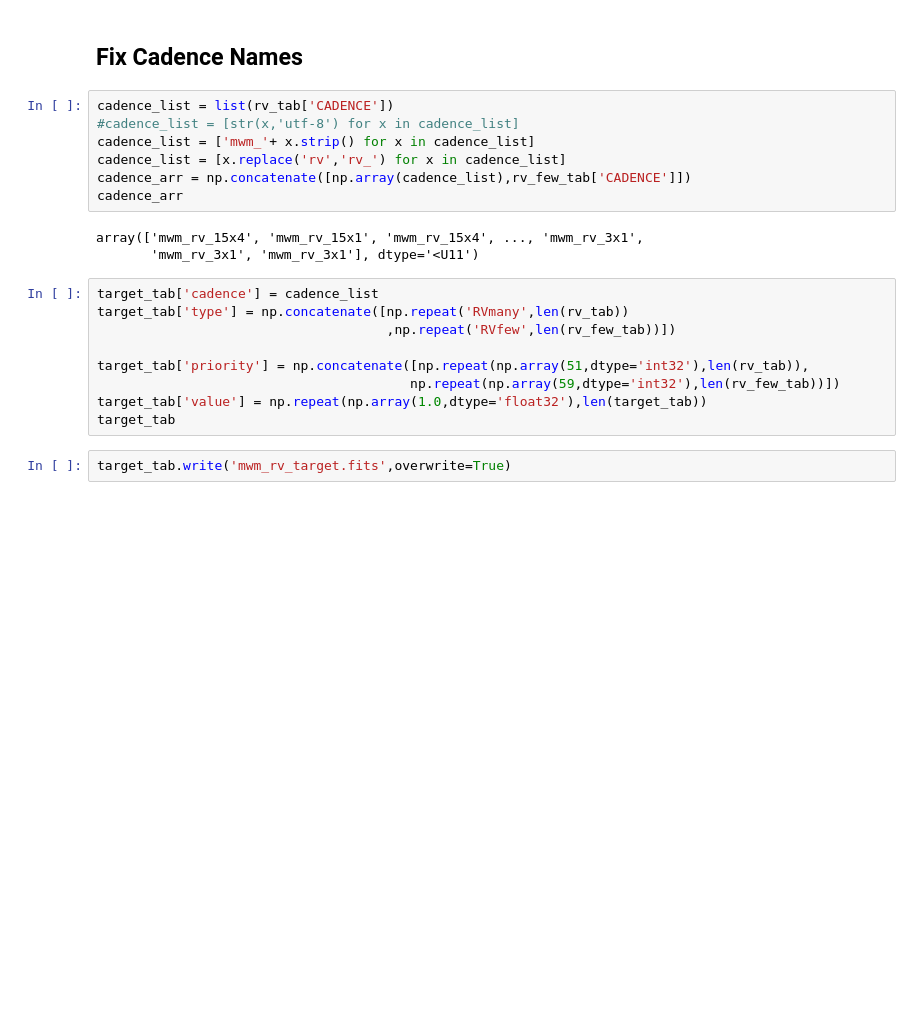
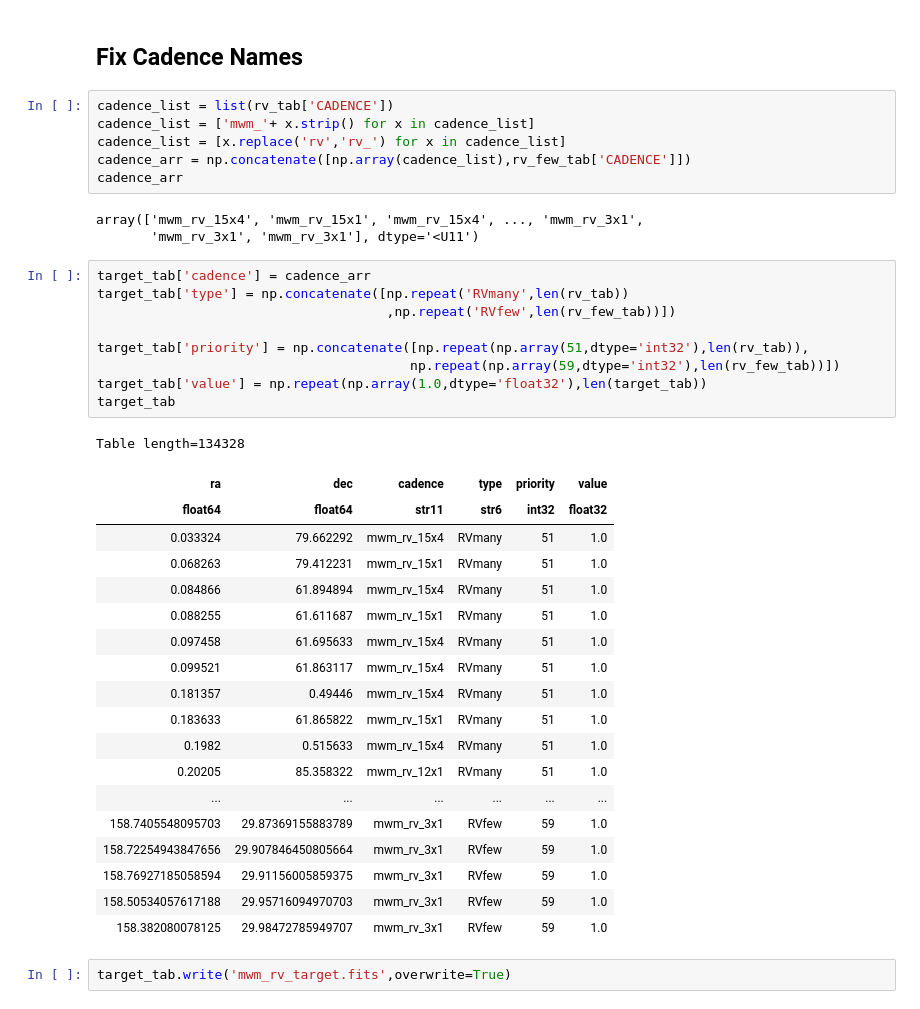
Before and after one commit to William-Zhang-R/SDSS-V-SimTargets, a Jupyter notebook: allsky/RV Targets.ipynb, the cells around one changed output. Saved outputs shown, nothing was run; the diff lists cells and outputs as text; blank space fills up the shorter version.

```diff
--- a/allsky/RV Targets.ipynb
+++ b/allsky/RV Targets.ipynb
@@ -107,7 +107,6 @@ target_tab['dec'] = np.concatenate([rv_tab['DEC'],rv_few_tab['DEC']])
 ## Fix Cadence Names
 # %%
 cadence_list = list(rv_tab['CADENCE'])
-#cadence_list = [str(x,'utf-8') for x in cadence_list]
 cadence_list = ['mwm_'+ x.strip() for x in cadence_list]
 cadence_list = [x.replace('rv','rv_') for x in cadence_list]
 cadence_arr = np.concatenate([np.array(cadence_list),rv_few_tab['CADENCE']])
@@ -116,14 +115,34 @@ cadence_arr
 array(['mwm_rv_15x4', 'mwm_rv_15x1', 'mwm_rv_15x4', ..., 'mwm_rv_3x1',
        'mwm_rv_3x1', 'mwm_rv_3x1'], dtype='<U11')
 # %%
-target_tab['cadence'] = cadence_list
+target_tab['cadence'] = cadence_arr
 target_tab['type'] = np.concatenate([np.repeat('RVmany',len(rv_tab))
                                      ,np.repeat('RVfew',len(rv_few_tab))])
 
 target_tab['priority'] = np.concatenate([np.repeat(np.array(51,dtype='int32'),len(rv_tab)),
                                         np.repeat(np.array(59,dtype='int32'),len(rv_few_tab))])
 target_tab['value'] = np.repeat(np.array(1.0,dtype='float32'),len(target_tab))
 target_tab
+# %% [output]
+Table length=134328
+| ra | dec | cadence | type | priority | value |
+| float64 | float64 | str11 | str6 | int32 | float32 |
+| 0.033324 | 79.662292 | mwm_rv_15x4 | RVmany | 51 | 1.0 |
+| 0.068263 | 79.412231 | mwm_rv_15x1 | RVmany | 51 | 1.0 |
+| 0.084866 | 61.894894 | mwm_rv_15x4 | RVmany | 51 | 1.0 |
+| 0.088255 | 61.611687 | mwm_rv_15x1 | RVmany | 51 | 1.0 |
+| 0.097458 | 61.695633 | mwm_rv_15x4 | RVmany | 51 | 1.0 |
+| 0.099521 | 61.863117 | mwm_rv_15x4 | RVmany | 51 | 1.0 |
+| 0.181357 | 0.49446 | mwm_rv_15x4 | RVmany | 51 | 1.0 |
+| 0.183633 | 61.865822 | mwm_rv_15x1 | RVmany | 51 | 1.0 |
+| 0.1982 | 0.515633 | mwm_rv_15x4 | RVmany | 51 | 1.0 |
+| 0.20205 | 85.358322 | mwm_rv_12x1 | RVmany | 51 | 1.0 |
+| ... | ... | ... | ... | ... | ... |
+| 158.7405548095703 | 29.87369155883789 | mwm_rv_3x1 | RVfew | 59 | 1.0 |
+| 158.72254943847656 | 29.907846450805664 | mwm_rv_3x1 | RVfew | 59 | 1.0 |
+| 158.76927185058594 | 29.91156005859375 | mwm_rv_3x1 | RVfew | 59 | 1.0 |
+| 158.50534057617188 | 29.95716094970703 | mwm_rv_3x1 | RVfew | 59 | 1.0 |
+| 158.382080078125 | 29.98472785949707 | mwm_rv_3x1 | RVfew | 59 | 1.0 |
 # %%
 target_tab.write('mwm_rv_target.fits',overwrite=True)
 # %% [markdown]
```
Also changed, not shown: parts of 19 cells of this notebook.
